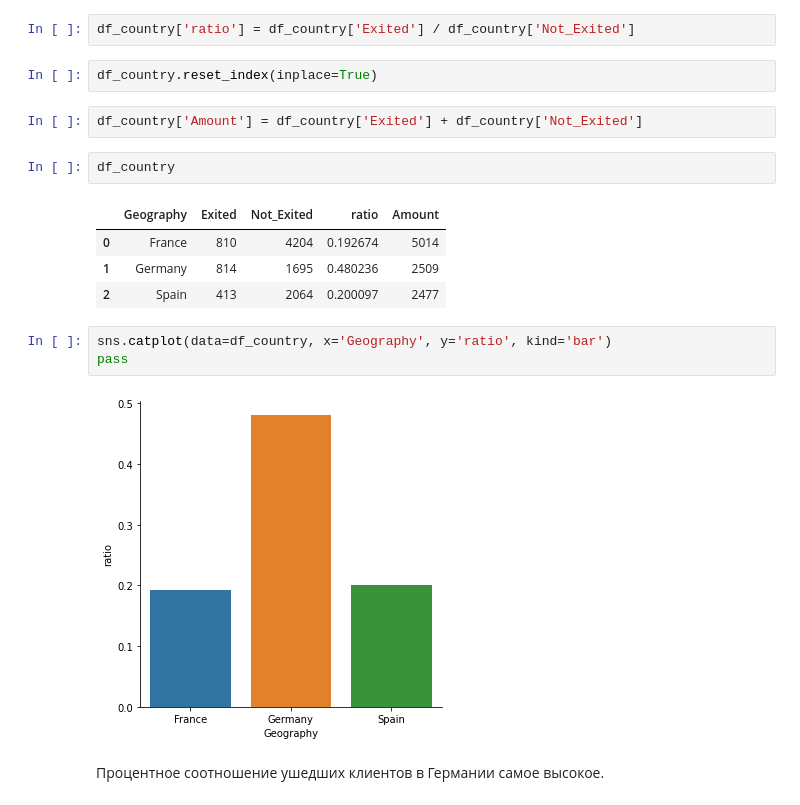
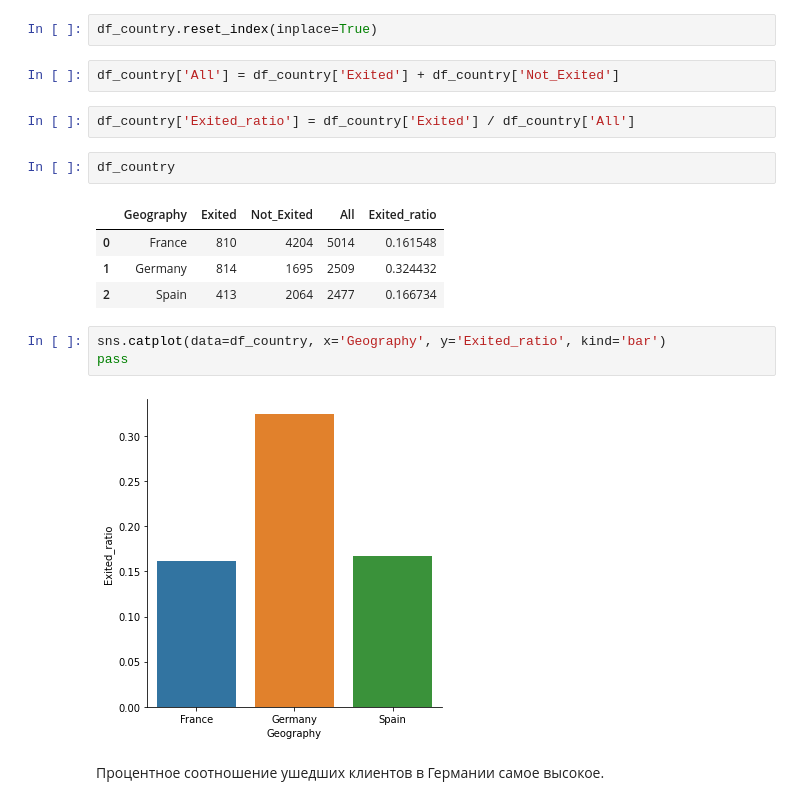
Before and after one commit to tarasov001/bank_customers_churn, a Jupyter notebook: bank_customers_churn.ipynb, the cells around one changed output. Saved outputs shown, nothing was run; the diff lists cells and outputs as text.

```diff
--- a/bank_customers_churn.ipynb
+++ b/bank_customers_churn.ipynb
@@ -167,23 +194,23 @@ df_country = df[df['Exited'] == 1].groupby(['Geography']).count()[['Exited']]
 # %%
 df_country['Not_Exited'] = df[df['Exited'] == 0].groupby(['Geography']).count()[['Exited']]
-# %%
-df_country['ratio'] = df_country['Exited'] / df_country['Not_Exited']
 # %%
 df_country.reset_index(inplace=True)
 # %%
-df_country['Amount'] = df_country['Exited'] + df_country['Not_Exited']
+df_country['All'] = df_country['Exited'] + df_country['Not_Exited']
+# %%
+df_country['Exited_ratio'] = df_country['Exited'] / df_country['All']
 # %%
 df_country
 # %% [output]
-|  | Geography | Exited | Not_Exited | ratio | Amount |
-| 0 | France | 810 | 4204 | 0.192674 | 5014 |
-| 1 | Germany | 814 | 1695 | 0.480236 | 2509 |
-| 2 | Spain | 413 | 2064 | 0.200097 | 2477 |
+|  | Geography | Exited | Not_Exited | All | Exited_ratio |
+| 0 | France | 810 | 4204 | 5014 | 0.161548 |
+| 1 | Germany | 814 | 1695 | 2509 | 0.324432 |
+| 2 | Spain | 413 | 2064 | 2477 | 0.166734 |
 # %%
-sns.catplot(data=df_country, x='Geography', y='ratio', kind='bar')
+sns.catplot(data=df_country, x='Geography', y='Exited_ratio', kind='bar')
 pass
 # %% [output]
-[figure, old version]
+[figure, new version]
 # %% [markdown]
 Процентное соотношение ушедших клиентов в Германии самое высокое.
 # %%
```
Also changed, not shown: parts of 41 cells of this notebook.
